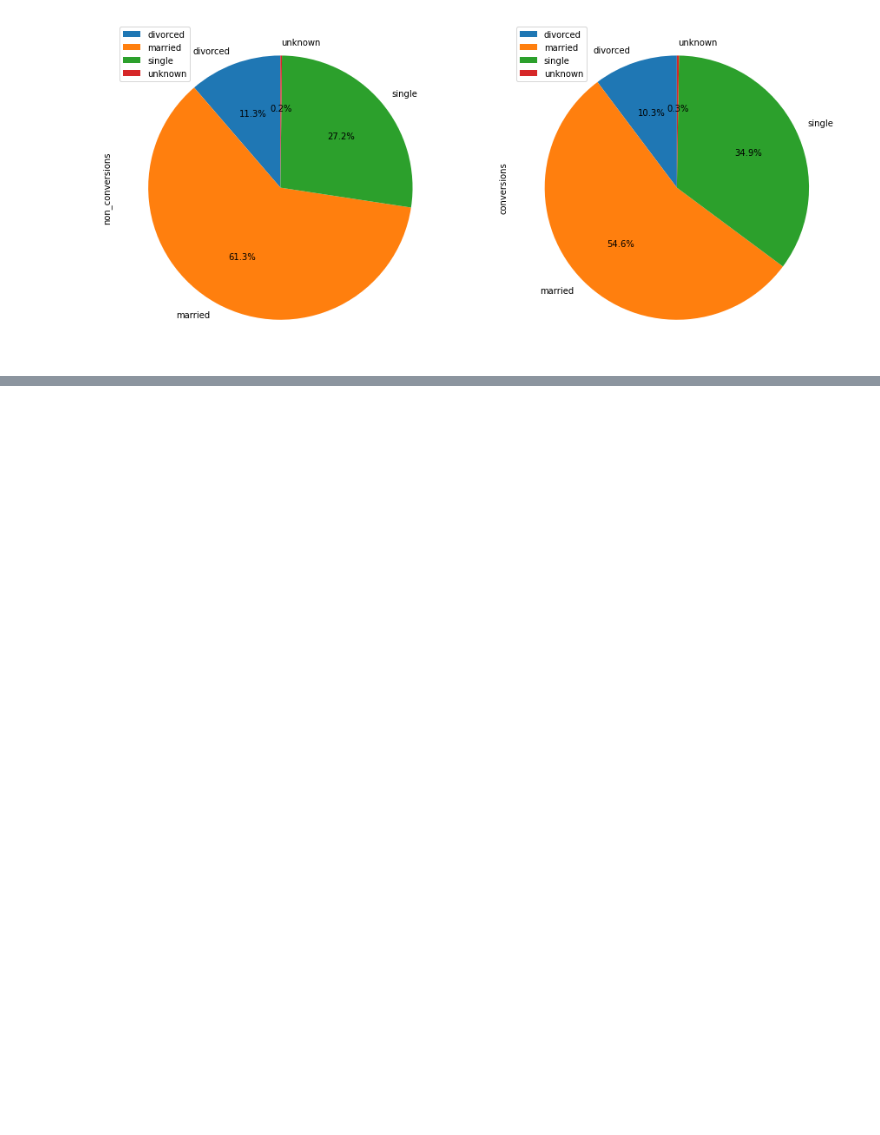
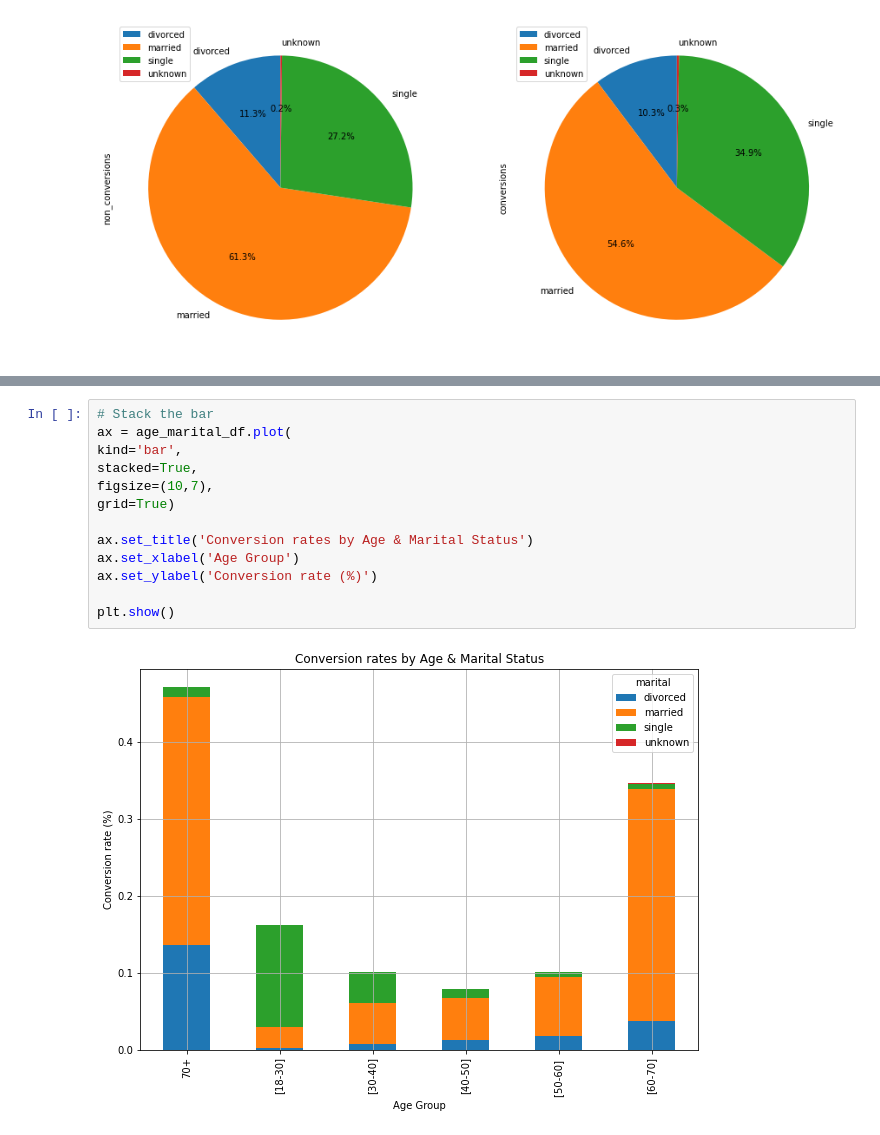
Before and after one commit to jacodetunde/Customer_Conversion, a Jupyter notebook: Customer_Conversion.ipynb, the cells around one changed output, grey strips where cells are left out. Cells and saved outputs as stored; diff of their text form; blank space fills up the shorter version.

```diff
--- a/Customer_Conversion.ipynb
+++ b/Customer_Conversion.ipynb
@@ -138,0 +169,15 @@ plt.show()
+# %%
+# Stack the bar
+ax = age_marital_df.plot(
+kind='bar',
+stacked=True,
+figsize=(10,7),
+grid=True)
+
+ax.set_title('Conversion rates by Age & Marital Status')
+ax.set_xlabel('Age Group')
+ax.set_ylabel('Conversion rate (%)')
+
+plt.show()
+# %% [output]
+[figure, added]
```
Also changed, not shown: parts of 5 cells of this notebook.
